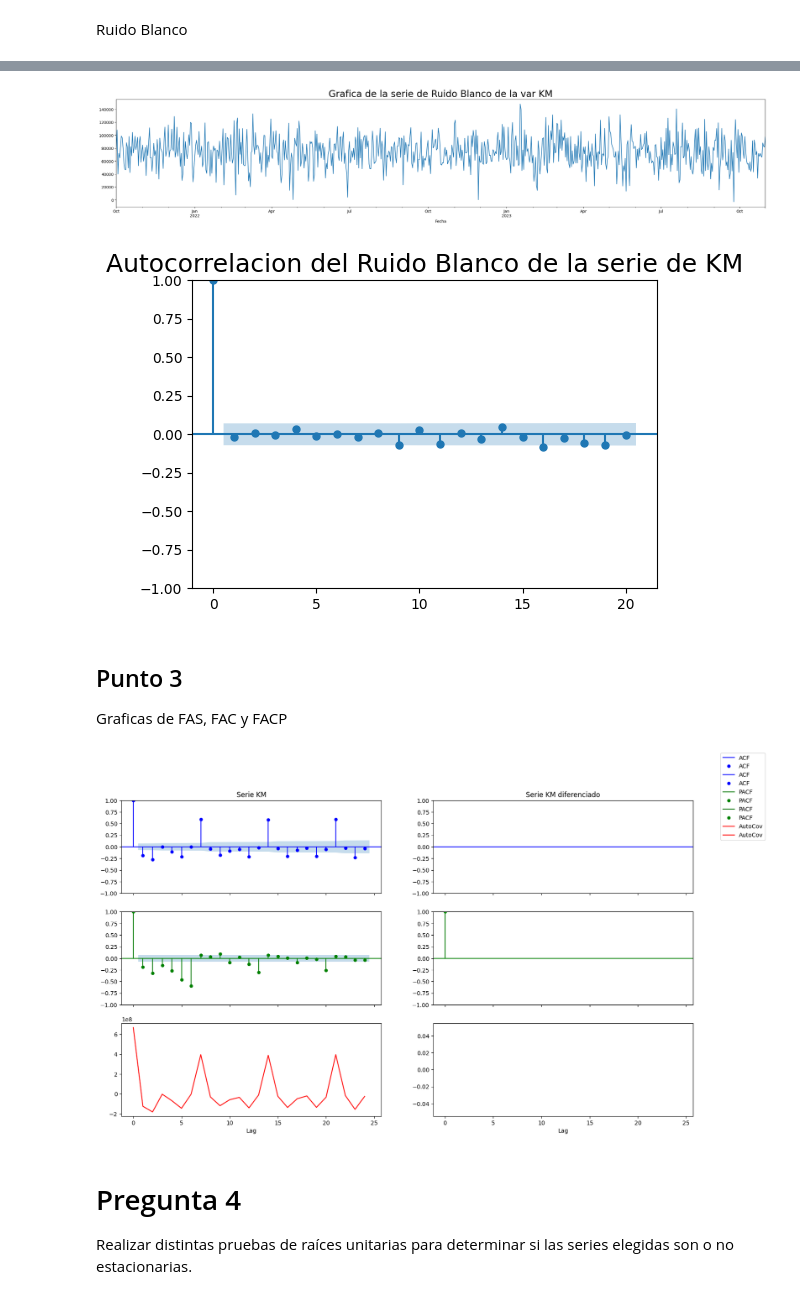
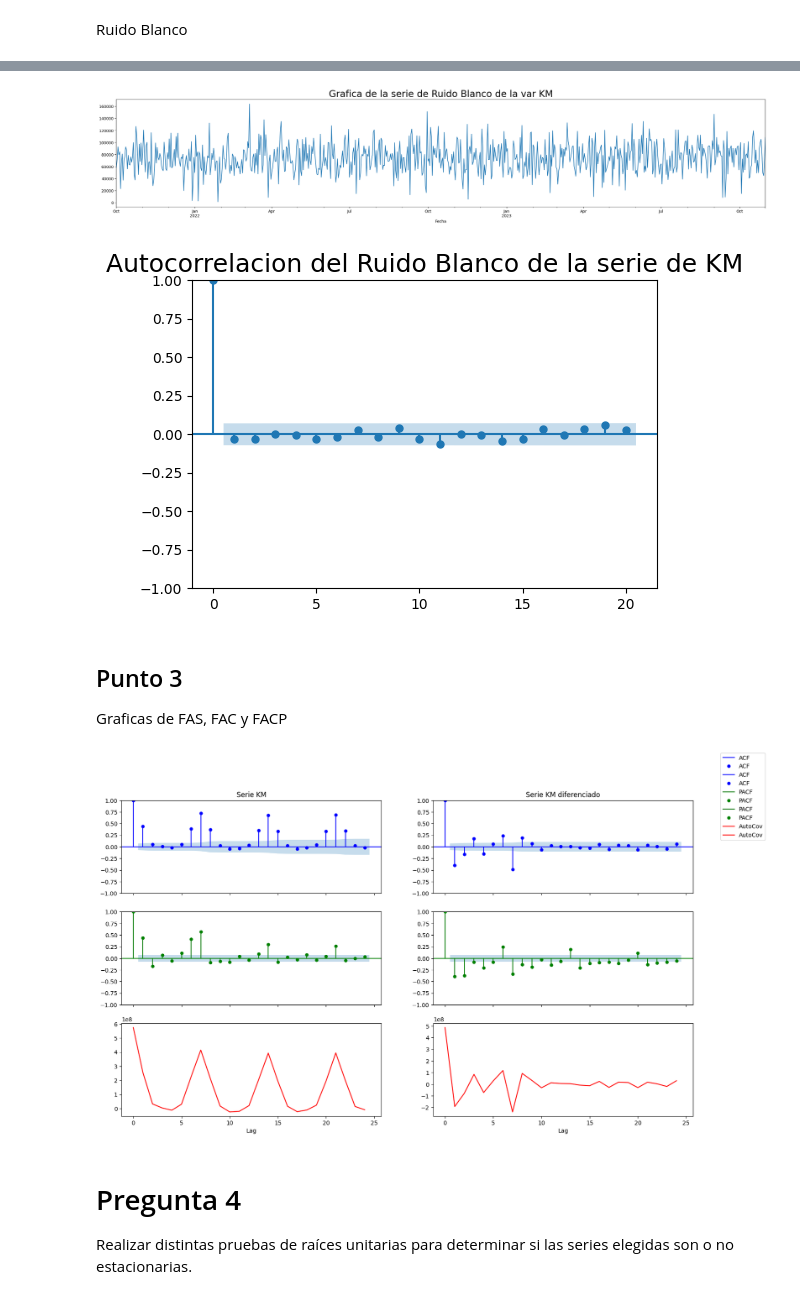
Before and after one commit to jiang-011/AST_G4, a Jupyter notebook: TP_G4_KM.ipynb, the cells around one changed output, grey strips where cells are left out. Cells and saved outputs as stored; diff of their text form; code cells hidden in the pictures.

```diff
--- a/TP_G4_KM.ipynb
+++ b/TP_G4_KM.ipynb
@@ -93,6 +93,7 @@ Aplicamos filtro de 2 años de duración al campo Fecha (2021-10-01-2023-10-31)
 # %%
 df_km = df_km[(df_km['Fecha'] >= '2021-10-01') & (df_km['Fecha'] <= '2023-10-31')]
 df_km = df_km.sort_values(by=['Fecha'], ascending=True)
+df_km = df_km.reset_index(drop=True)
 # %%
 df_km.head(10)
 # %% [output]
@@ -198,7 +208,12 @@ Fecha
 # %% [markdown]
 Este día no aparece en el dataset, lo borramos para poder seguir con el análisis.
-# %%
-df_km=df_km.dropna()
+# %%
+#df_km=df_km.dropna()
+df_km['KM']=df_km['KM'].fillna(method='ffill')
+
+#index_to_replace = df_km.index[df_km['Fecha'] == '2023-06-22']
+#average_value = (df_km.loc[index_to_replace - 7, 'KM'] + df_km.loc[index_to_replace + 7, 'KM']) / 2
+#df_km.loc[index_to_replace, 'KM'] = average_value
 # %% [markdown]
 Volvemos a verificar existencia de fechas nulas
 # %%
@@ -334,0 +326,5 @@ df_km.head()
+# %%
+# Diferencia de la serie con periodo 1
+km_diff_7= df_km.copy()
+km_diff_7=km_diff_1.diff(axis = 0, periods = 7)
+km_diff_7.dropna(inplace = True)
@@ -374,13 +385,13 @@ df_km.wn.plot(figsize = (30,5))
 plt.title("Grafica de la serie de Ruido Blanco de la var KM", size= 24)
 plt.show()
 # %% [output]
-[figure, old version]
+[figure, new version]
 # %%
 plot_acf(df_km.wn, lags=20)
 plt.title("Autocorrelacion del Ruido Blanco de la serie de KM", size= 18)
 plt.show()
 # %% [output]
-[figure, old version]
+[figure, new version]
 # %% [markdown]
 ## Punto 3
 Graficas de FAS, FAC y FACP
@@ -406,9 +417,9 @@ def autocov_autocorr(serie_r,serie_nr, nrol= 75 ):
   p1.legend()
   plt.show()
 # %%
-autocov_autocorr(km_diff_1, km_diff_7, nrol= 24 )
+autocov_autocorr(df_km.KM, km_diff_7.KM, nrol= 24 )
 # %% [output]
-[figure, old version]
+[figure, new version]
 # %% [markdown]
 # Pregunta 4
 
```
Also changed, not shown: parts of 29 cells of this notebook.
